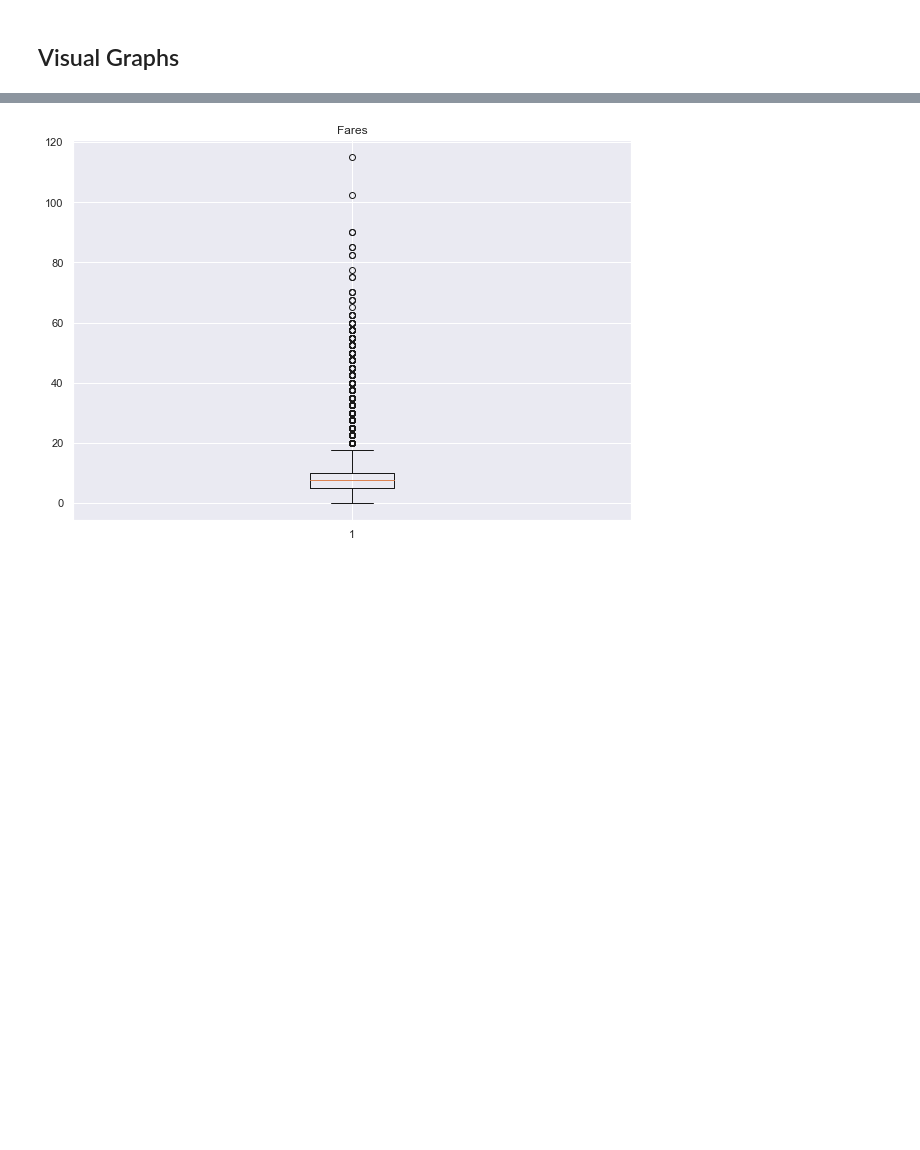
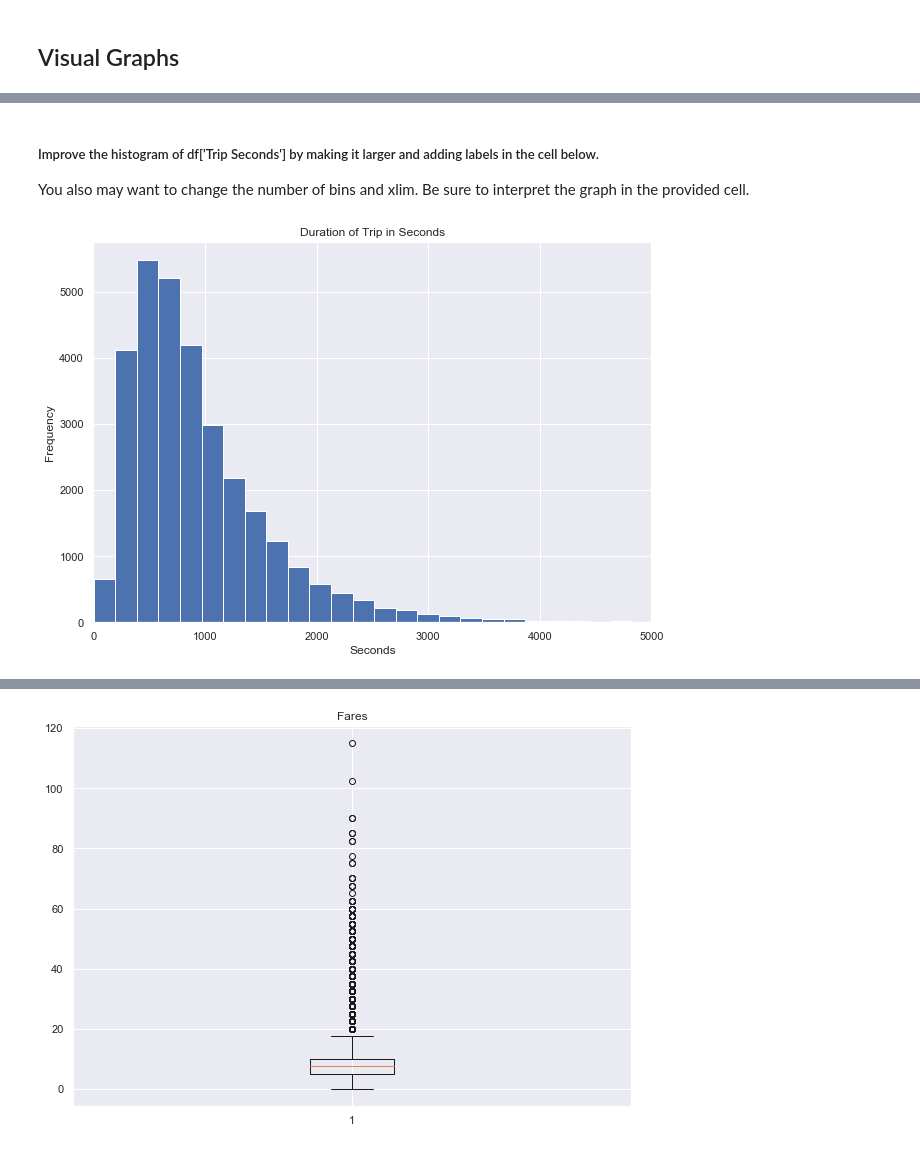
Before and after one commit to ryan-keenan/Data-C4, a Jupyter notebook: Mass_Transit_Project_Part_1.ipynb, the cells around one changed output, grey strips where cells are left out. Cells and saved outputs as stored; diff of their text form; code cells hidden in the pictures; blank space fills up the shorter version.

```diff
--- a/Mass_Transit_Project_Part_1.ipynb
+++ b/Mass_Transit_Project_Part_1.ipynb
@@ -96,0 +169,13 @@ sns.set()
+# %% [markdown]
+##### Improve the histogram of df['Trip Seconds'] by making it larger and adding labels in the cell below.
+You also may want to change the number of bins and xlim. Be sure to interpret the graph in the provided cell.
+# %%
+plt.figure(figsize=(10,7))
+plt.xlim(0,5000)
+plt.xlabel('Seconds')
+plt.ylabel('Frequency')
+plt.title('Duration of Trip in Seconds')
+plt.hist(df['Trip Seconds'], bins=40)
+plt.show()
+# %% [output]
+[figure, added]
```
Also changed, not shown: parts of 100 cells of this notebook.
